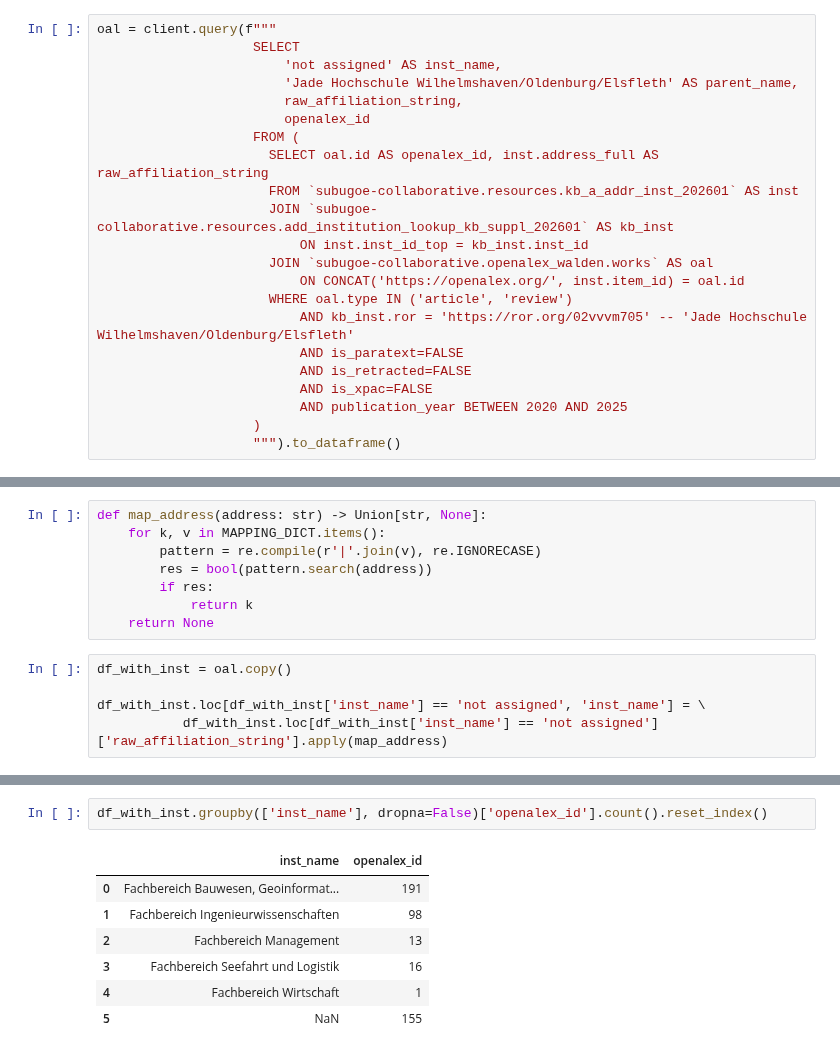
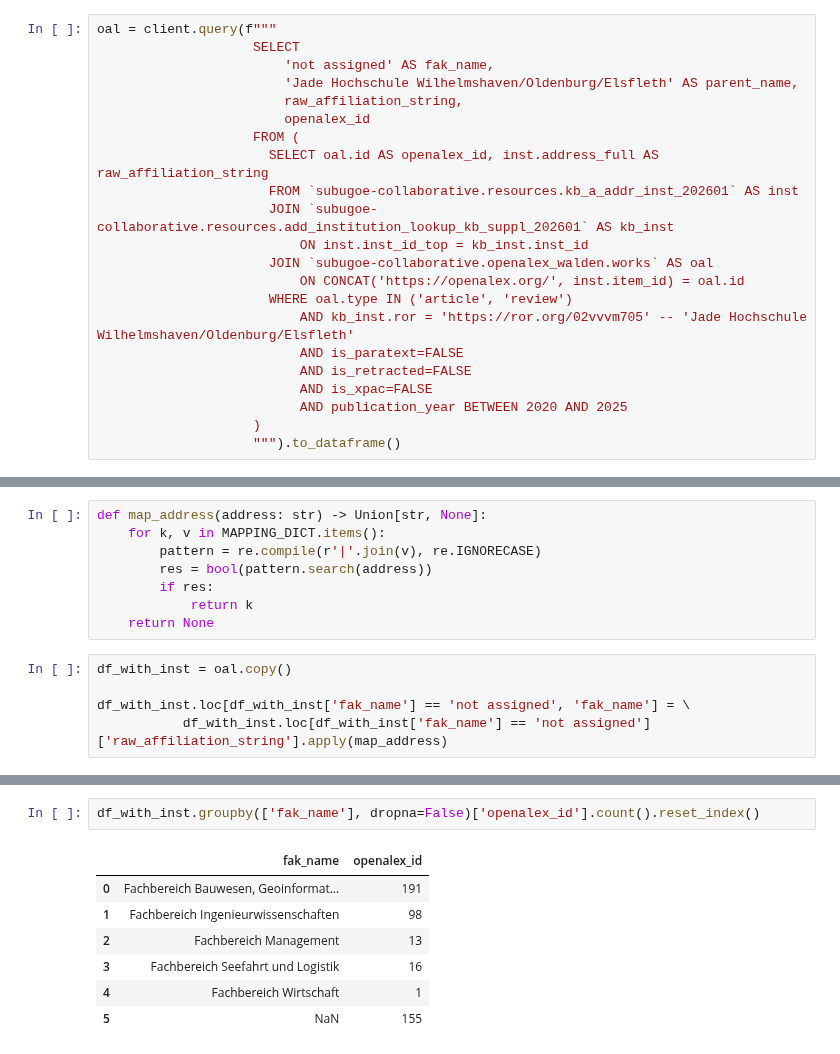
Before and after one commit to naustica/lower_saxony_institutions, a Jupyter notebook: notebooks/institution_mapping/JADE.ipynb, the cells around one changed output, grey strips where cells are left out. Saved outputs shown, nothing was run; the diff lists cells and outputs as text.

```diff
--- a/notebooks/institution_mapping/JADE.ipynb
+++ b/notebooks/institution_mapping/JADE.ipynb
@@ -44,7 +44,7 @@ oal = client.query(f"""
 # %%
 oal = client.query(f"""
                     SELECT
-                        'not assigned' AS inst_name,
+                        'not assigned' AS fak_name,
                         'Jade Hochschule Wilhelmshaven/Oldenburg/Elsfleth' AS parent_name,
                         raw_affiliation_string,
                         openalex_id
@@ -103,8 +103,8 @@ def map_address(address: str) -> Union[str, None]:
 # %%
 df_with_inst = oal.copy()
 
-df_with_inst.loc[df_with_inst['inst_name'] == 'not assigned', 'inst_name'] = \
-           df_with_inst.loc[df_with_inst['inst_name'] == 'not assigned']['raw_affiliation_string'].apply(map_address)
+df_with_inst.loc[df_with_inst['fak_name'] == 'not assigned', 'fak_name'] = \
+           df_with_inst.loc[df_with_inst['fak_name'] == 'not assigned']['raw_affiliation_string'].apply(map_address)
 # %%
 df_with_inst
 # %% [output]
@@ -143,8 +143,8 @@ array(['Department of Research and Knowledge Transfer, Jade University of Applie
       dtype=object)
 # %%
-df_with_inst.groupby(['inst_name'], dropna=False)['openalex_id'].count().reset_index()
+df_with_inst.groupby(['fak_name'], dropna=False)['openalex_id'].count().reset_index()
 # %% [output]
-|  | inst_name | openalex_id |
+|  | fak_name | openalex_id |
 | 0 | Fachbereich Bauwesen, Geoinformat... | 191 |
 | 1 | Fachbereich Ingenieurwissenschaften | 98 |
 | 2 | Fachbereich Management | 13 |
```
Also changed, not shown: parts of 13 cells of this notebook, 9 other files.
